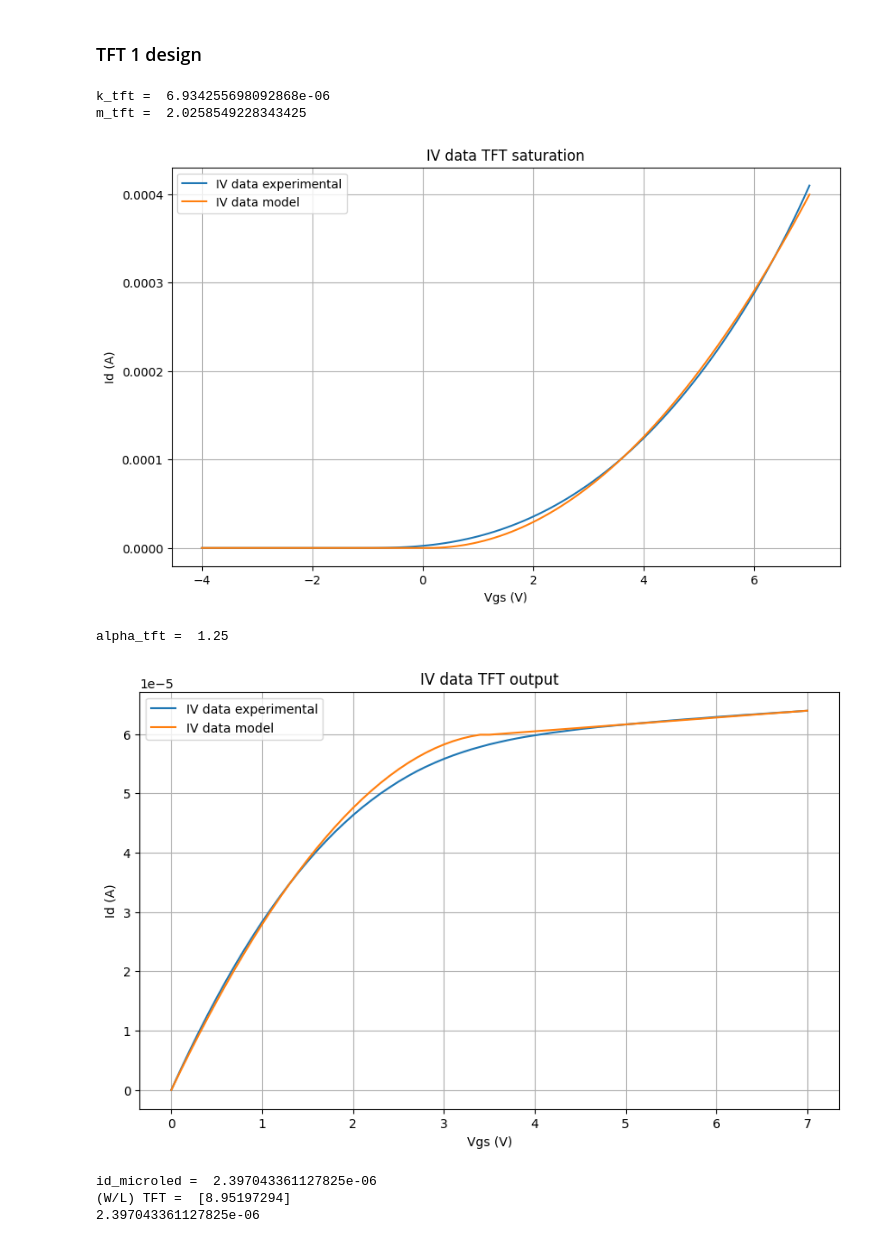
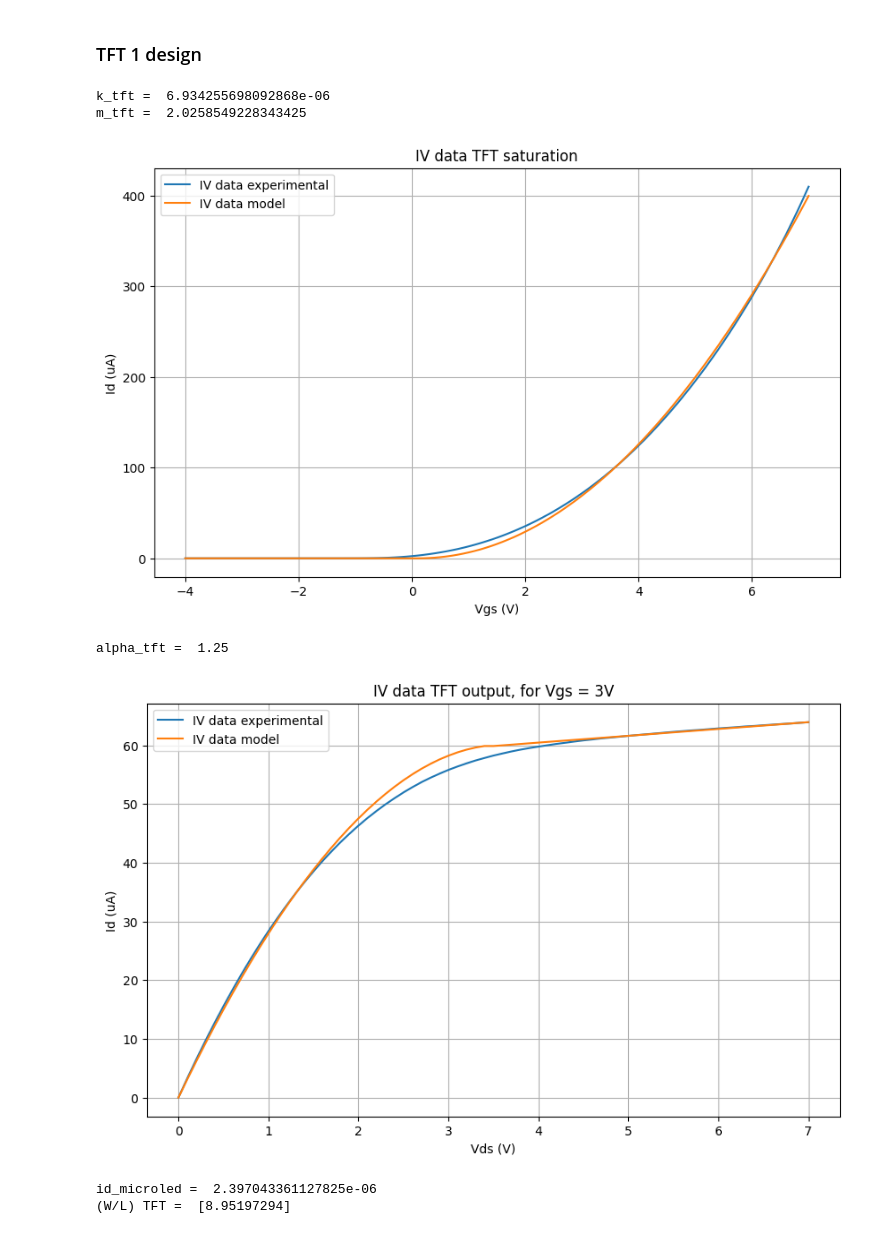
Before and after one commit to rgarmartins/lab3_eda, a Jupyter notebook: lab3.ipynb, the cells around one changed output. Cells and saved outputs as stored; diff of their text form; code cells hidden in the pictures.

```diff
--- a/lab3.ipynb
+++ b/lab3.ipynb
@@ -147,7 +143,8 @@ a3_tft = 0.013797120680445802
 a4_tft = -0.01543728006841336
 a5_tft = 0.013585461081624358
 
-vin_tft = 2.90
+vin_tft = 3
+#vin_tft = 2.9
 vd_tft = 3
 vs_desired = 2.18
 
@@ -172,10 +169,10 @@ print('k_tft = ', k_tft)
 print('m_tft = ', m_tft)
 
 plt.figure(6, figsize=(10, 6))
-plt.plot(data_tft_saturation[' VG'], data_tft_saturation[' ID'], label='IV data experimental')
-plt.plot(data_tft_saturation[' VG'], obtain_idsat_tft(data_tft_saturation[' VG'].values, k_tft, m_tft), label='IV data model')
+plt.plot(data_tft_saturation[' VG'], data_tft_saturation[' ID']*1e6, label='IV data experimental')
+plt.plot(data_tft_saturation[' VG'], obtain_idsat_tft(data_tft_saturation[' VG'].values, k_tft, m_tft)*1e6, label='IV data model')
 plt.xlabel('Vgs (V)')
-plt.ylabel('Id (A)')
+plt.ylabel('Id (uA)')
 plt.legend(loc='best')
 plt.title('IV data TFT saturation')
 plt.grid()
@@ -189,43 +186,39 @@ def obtain_id_tft(vds, alpha):
 
 [alpha_tft], pcov = curve_fit(obtain_id_tft, data_output_vds[4], data_output_id[4], bounds=(1,1.5))
 
 print('alpha_tft = ', alpha_tft)
 
 plt.figure(7, figsize=(10, 6))
-plt.plot(data_output_vds[4], data_output_id[4], label='IV data experimental')
-plt.plot(data_output_vds[4], obtain_id_tft(data_output_vds[4], alpha_tft), label='IV data model')
-plt.xlabel('Vgs (V)')
-plt.ylabel('Id (A)')
+plt.plot(data_output_vds[4], data_output_id[4]*1e6, label='IV data experimental')
+plt.plot(data_output_vds[4], obtain_id_tft(data_output_vds[4], alpha_tft)*1e6, label='IV data model')
+plt.xlabel('Vds (V)')
+plt.ylabel('Id (uA)')
 plt.legend(loc='best')
-plt.title('IV data TFT output')
+plt.title('IV data TFT output, for Vgs = 3V')
 plt.grid()
 plt.show()
 
-#TFT 2
 
 id_microled = obtainId_microled_limited_exponential(vs_desired, Is_microled, vt_microled, n_microled)
 print('id_microled = ', id_microled)
 
 id_tft = id_microled
 
 def obtain_id_tft_2(vds, alpha, w_l):
     return np.piecewise(vds, [vds < alpha*(vgs_tft - vt_tft), vds >= alpha*(vgs_tft - vt_tft)], [lambda vds: (2*bx_tft*w_l/alpha) * ((vgs_tft-vt_tft)**(m_tft-2)) * (vgs_tft-vt_tft-(vds/(2*alpha))) * vds * (1+vds*obtainLambda_tft(3,a1_tft,a2_tft,a3_tft,a4_tft,a5_tft)), lambda vds: (bx_tft*w_l) * ((vgs_tft-vt_tft)**m_tft) * (1+vds*obtainLambda_tft(vin_tft,a1_tft,a2_tft,a3_tft,a4_tft,a5_tft))])
 
 
 def get_w_l_tft (w_l):
     return id_tft - obtain_id_tft_2(vds_tft, alpha_tft, w_l)
 
 w_l_tft_2 = fsolve(get_w_l_tft, 0)
 
 print('(W/L) TFT = ', w_l_tft_2)
-
-print(obtain_id_tft_2(vds_tft, alpha_tft, w_l_tft_2))
 # %% [output]
 k_tft =  6.934255698092868e-06
 m_tft =  2.0258549228343425
-[figure, old version]
+[figure, new version]
 alpha_tft =  1.25
-[figure, old version]
+[figure, new version]
 id_microled =  2.397043361127825e-06
 (W/L) TFT =  [8.95197294]
-2.397043361127825e-06
```
Also changed, not shown: parts of 1 cell of this notebook.
